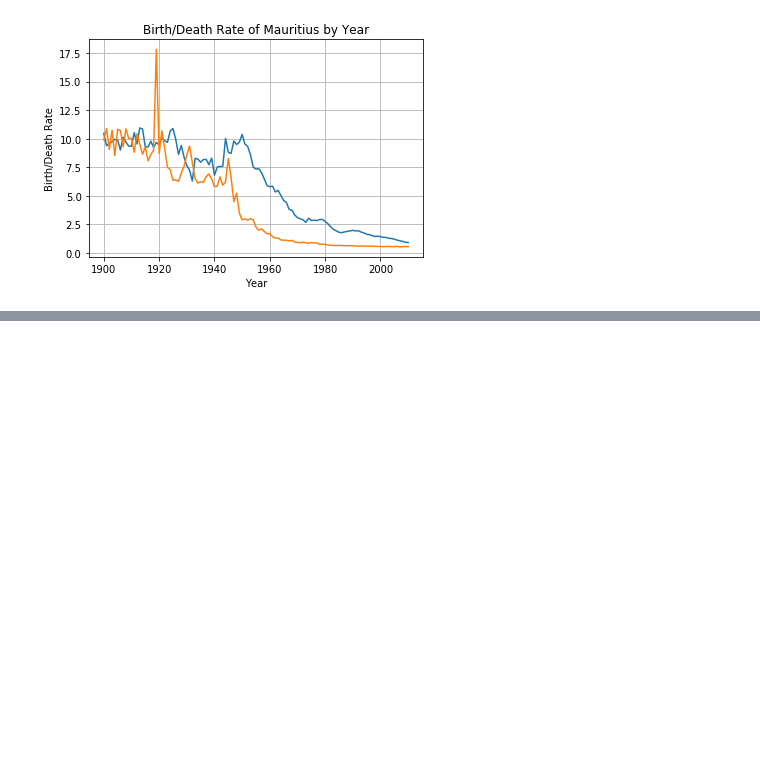
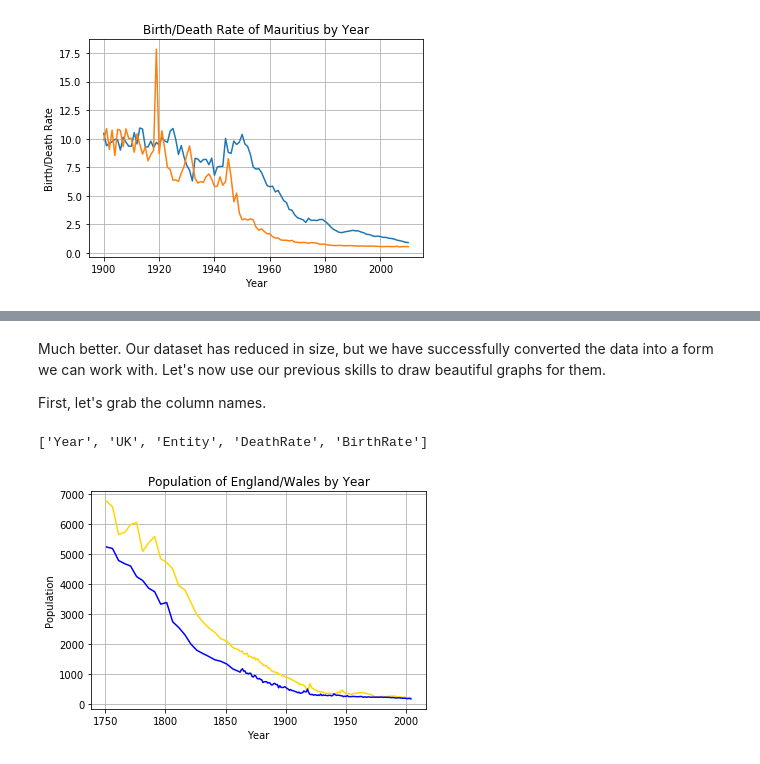
Before and after one commit to ds-modules/HIST-160, a Jupyter notebook: FINAL_intro_graphs.ipynb, the cells around one changed output, grey strips where cells are left out. Saved outputs shown, nothing was run; the diff lists cells and outputs as text; code cells hidden in the pictures; blank space fills up the shorter version.

Commit message:
added england wales data

```diff
--- a/FINAL_intro_graphs.ipynb
+++ b/FINAL_intro_graphs.ipynb
@@ -374,0 +381,3 @@ plt.show()
+# %%
+EW_Year = pd.read_csv('data/england_wales_year.csv',  thousands=',')
+EW_Rates =  pd.read_csv('data/england_wales_rates.csv',  thousands=',')
@@ -374,0 +434,3 @@ plt.show()
+# %%
+England_Wales = EW_Year.merge(EW_Rates, on='Year', how='inner')
+England_Wales
@@ -374,0 +456,25 @@ plt.show()
+# %% [markdown]
+Much better. Our dataset has reduced in size, but we have successfully converted the data into a form we can work with. Let's now use our previous skills to draw beautiful graphs for them.
+
+First, let's grab the column names.
+# %%
+England_Wales.columns.tolist()
+# %% [output]
+['Year', 'UK', 'Entity', 'DeathRate', 'BirthRate']
+# %%
+x_axis = England_Wales['Year'].astype(int)
+y_axis = England_Wales['UK'].astype(int)
+y_new = 1000 * England_Wales['BirthRate'].astype(float) / y_axis
+y_new2 = 1000 * England_Wales['DeathRate'].astype(float) / y_axis
+# %%
+# Go bears for gold and blue!
+plt.plot(x_axis, y_new, color='gold')
+plt.plot(x_axis, y_new2, color='blue')
+plt.xlabel('Year')
+plt.ylabel('Population')
+plt.title('Population of England/Wales by Year')
+plt.grid(True)
+
+plt.show()
+# %% [output]
+[figure, added]
```
Also changed, not shown: parts of 7 cells of this notebook, 6 other files.
